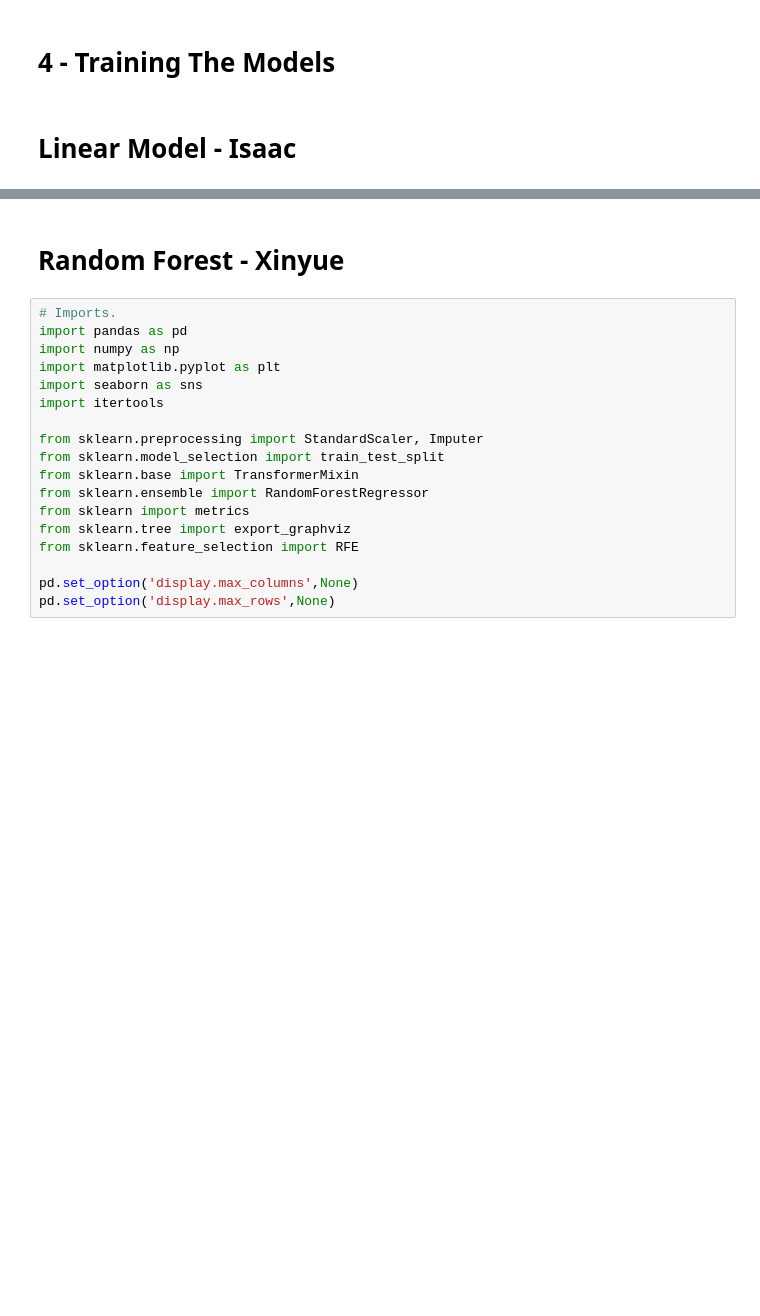
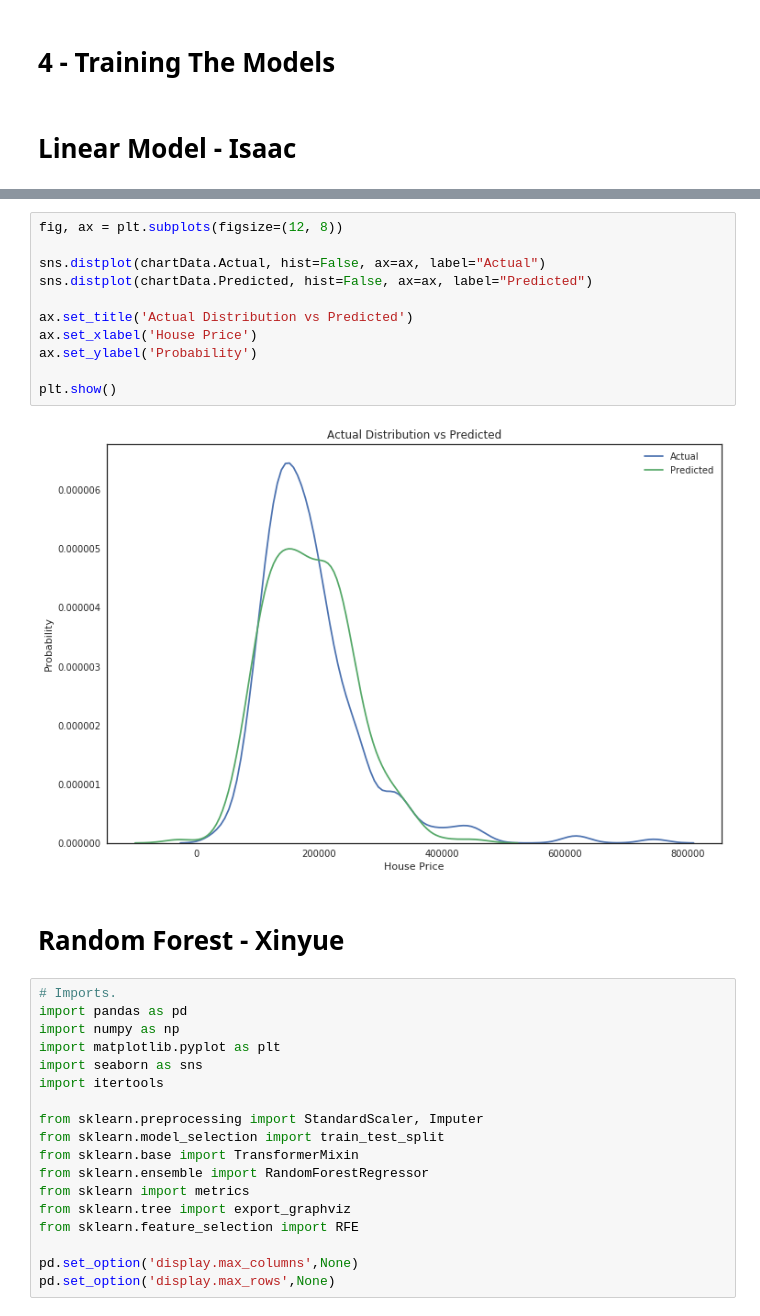
Before and after one commit to IsaacDempsey/HousingPrices, a Jupyter notebook: HousingPrices.ipynb, the cells around one changed output, grey strips where cells are left out. Drawn from its saved outputs; the diff is of its cells as text; blank space fills up the shorter version.

```diff
--- a/HousingPrices.ipynb
+++ b/HousingPrices.ipynb
@@ -478,3 +1255,16 @@ df_test.to_csv('CleanedTest.csv',index=False)
+# %%
+fig, ax = plt.subplots(figsize=(12, 8))
+
+sns.distplot(chartData.Actual, hist=False, ax=ax, label="Actual")
+sns.distplot(chartData.Predicted, hist=False, ax=ax, label="Predicted")
+
+ax.set_title('Actual Distribution vs Predicted')
+ax.set_xlabel('House Price')
+ax.set_ylabel('Probability')
+
+plt.show()
+# %% [output]
+[figure, added]
 # %% [markdown]
 # Random Forest - Xinyue
 # %%
```
Also changed, not shown: parts of 94 cells of this notebook.
